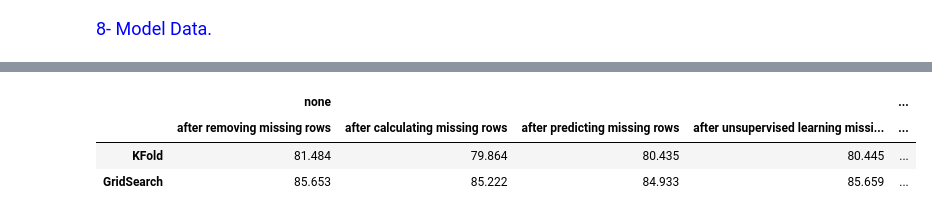
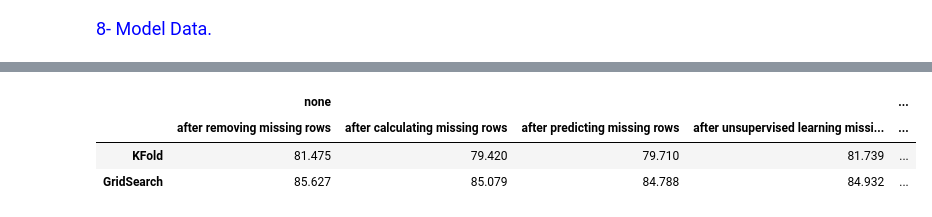
Before and after one commit to lebaz20/credit-approval-ml, a Jupyter notebook: project.ipynb, the cells around one changed output, grey strips where cells are left out. Saved outputs shown, nothing was run; the diff lists cells and outputs as text; code cells hidden in the pictures.

```diff
--- a/project.ipynb
+++ b/project.ipynb
@@ -30,8 +30,7 @@ pd.options.mode.chained_assignment = None  # default='warn'
 # from google.colab import drive
 # drive.mount('/content/drive')
 # file = '/content/drive/MyDrive/Colab Notebooks/crx.data.csv'
-file = os.path.abspath("data/crx.data.csv")
-datasetOriginal = pd.read_csv(file, header=None)
+datasetOriginal = pd.read_csv('data/crx.data.csv', header=None)
 print('Dataset initial state:')
 datasetOriginal.head(30)
 # %% [output]
@@ -460,12 +510,13 @@ datasetWithUnsupervisedLearntRows = datasetOriginal.copy(deep=True)
 categoriesMap = {}
 # Convert categorical columns data to ordinal integers
 for column in categoricalDataColumns:
-    columnUniqueValues = datasetWithRemovedRows[column].unique()
+    columnUniqueValues = datasetWithUnsupervisedLearntRows[column][datasetWithUnsupervisedLearntRows[column].notnull()].unique()
     categoryMap = ({ index: v for index, v in enumerate(columnUniqueValues) })
     keyList = list(categoryMap.keys())
     valList = list(categoryMap.values())
     categoriesMap[column] = {'keys': keyList, 'values': valList, 'ordinalMap': categoryMap}
-    datasetWithUnsupervisedLearntRows[column][datasetWithUnsupervisedLearntRows[column] == datasetWithUnsupervisedLearntRows[column]] = [keyList[valList.index(rowValue)] for rowValue in datasetWithUnsupervisedLearntRows[column] if rowValue == rowValue]
+    ordinalIntegers = [keyList[valList.index(rowValue)] for rowValue in datasetWithUnsupervisedLearntRows[column] if rowValue == rowValue]
+    datasetWithUnsupervisedLearntRows[column][datasetWithUnsupervisedLearntRows[column] == datasetWithUnsupervisedLearntRows[column]] = ordinalIntegers
 
 imputer = KNNImputer(n_neighbors=2, weights="uniform")
 transformedData = imputer.fit_transform(datasetWithUnsupervisedLearntRows)
@@ -808,36 +841,45 @@ Accuracy after deep learning missing rows: 83.340% avg (0.123 std) with log tran
 # %%
 processedTestResults = deepcopy(testResults)
 testResultsDataFrame = {}
 testResultsDataFrameSplitsSummarized = {}
-testResultsDataFrameTransformsSummarized = {}
-testResultsDataFrameDatasetsSummarized = {}
+testResultsDataFrameKFoldTransformsSummarized = {}
+testResultsDataFrameKFoldDatasetsSummarized = {}
+testResultsDataFrameGridSearchTransformsSummarized = {}
+testResultsDataFrameGridSearchDatasetsSummarized = {}
 for datasetType in testResults.keys():
     testResultsDataFrame[datasetType] = {}
     testResultsDataFrameSplitsSummarized[datasetType] = {}
     for transformType in testResults[datasetType].keys():
-        if transformType not in testResultsDataFrameDatasetsSummarized.keys():
-            testResultsDataFrameDatasetsSummarized[transformType] = 0
+        if transformType not in testResultsDataFrameKFoldDatasetsSummarized.keys():
+            testResultsDataFrameKFoldDatasetsSummarized[transformType] = 0
+            testResultsDataFrameGridSearchDatasetsSummarized[transformType] = 0
         testResultsDataFrameSplitsSummarized[datasetType][transformType] = {}
         for splitterType in testResults[datasetType][transformType].keys():
             for split in testResults[datasetType][transformType][splitterType].keys():
                 splitAccuracy = testResults[datasetType][transformType][splitterType][split]
                 processedTestResults[datasetType][transformType][splitterType][split] = np.round(np.mean(splitAccuracy)*100, 3)
             splitterAccuracies = list(processedTestResults[datasetType][transformType][splitterType].values())
             testResultsDataFrameSplitsSummarized[datasetType][transformType][splitterType] = np.max(splitterAccuracies)
         testResultsDataFrame[datasetType][transformType] = pd.DataFrame(processedTestResults[datasetType][transformType])
-        testResultsDataFrameDatasetsSummarized[transformType] = np.max([testResultsDataFrameDatasetsSummarized[transformType], testResultsDataFrameSplitsSummarized[datasetType][transformType]['KFold']])
+        transformMaxKFoldAccuracy = testResultsDataFrameSplitsSummarized[datasetType][transformType]['KFold']
+        transformMaxGridSearchAccuracy = testResultsDataFrameSplitsSummarized[datasetType][transformType]['GridSearch']
+        testResultsDataFrameKFoldDatasetsSummarized[transformType] = np.max([testResultsDataFrameKFoldDatasetsSummarized[transformType], transformMaxKFoldAccuracy])
+        testResultsDataFrameGridSearchDatasetsSummarized[transformType] = np.max([testResultsDataFrameGridSearchDatasetsSummarized[transformType], transformMaxGridSearchAccuracy])
     testResultsDataFrame[datasetType] = pd.concat(testResultsDataFrame[datasetType]).unstack(0)
-    datasetAccuracies = [acc['KFold'] for acc in testResultsDataFrameSplitsSummarized[datasetType].values()]
-    testResultsDataFrameTransformsSummarized[datasetType.replace('after ', '').replace(' missing rows', '')] = np.max(datasetAccuracies)
+    kFoldDatasetAccuracies = [acc['KFold'] for acc in testResultsDataFrameSplitsSummarized[datasetType].values()]
+    gridSearchDatasetAccuracies = [acc['GridSearch'] for acc in testResultsDataFrameSplitsSummarized[datasetType].values()]
+    missingDataHandlingMethod = datasetType.replace('after ', '').replace(' missing rows', '')
+    testResultsDataFrameKFoldTransformsSummarized[missingDataHandlingMethod] = np.max(kFoldDatasetAccuracies)
+    testResultsDataFrameGridSearchTransformsSummarized[missingDataHandlingMethod] = np.max(gridSearchDatasetAccuracies)
     testResultsDataFrameSplitsSummarized[datasetType] = pd.DataFrame(testResultsDataFrameSplitsSummarized[datasetType])
 testResultsDataFrame = pd.concat(testResultsDataFrame).unstack(0)
 testResultsDataFrameSplitsSummarized = pd.concat(testResultsDataFrameSplitsSummarized).unstack(0)
 testResultsDataFrameSplitsSummarized
 # %% [output]
 |  | none |  |  |  | ... |
 |  | after removing missing rows | after calculating missing rows | after predicting missing rows | after unsupervised learning missi... | ... |
-| KFold | 81.484 | 79.864 | 80.435 | 80.445 | ... |
-| GridSearch | 85.653 | 85.222 | 84.933 | 85.659 | ... |
+| KFold | 81.475 | 79.420 | 79.710 | 81.739 | ... |
+| GridSearch | 85.627 | 85.079 | 84.788 | 84.932 | ... |
 # %%
 testResultsDataFrame['KFold']
 # %% [output]
```
Also changed, not shown: parts of 21 cells of this notebook, 5 other files.
